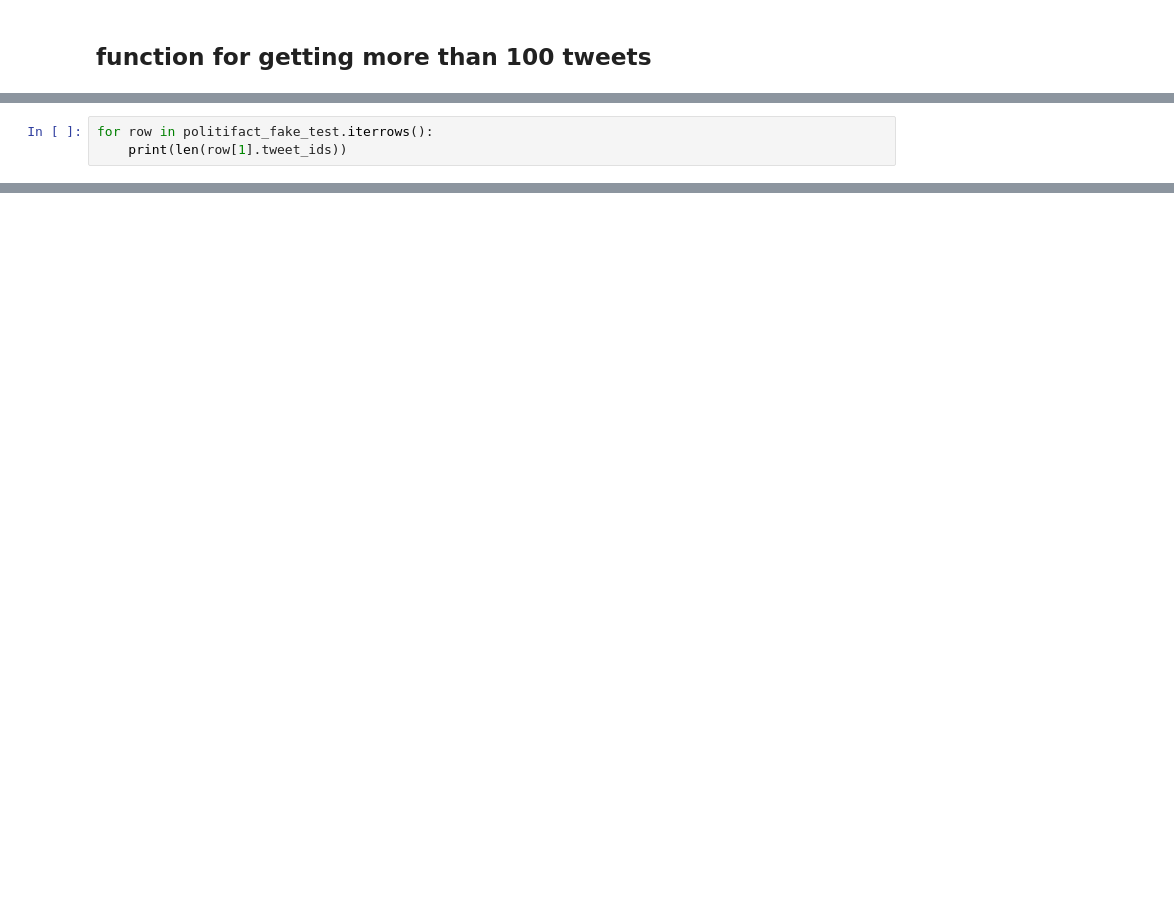
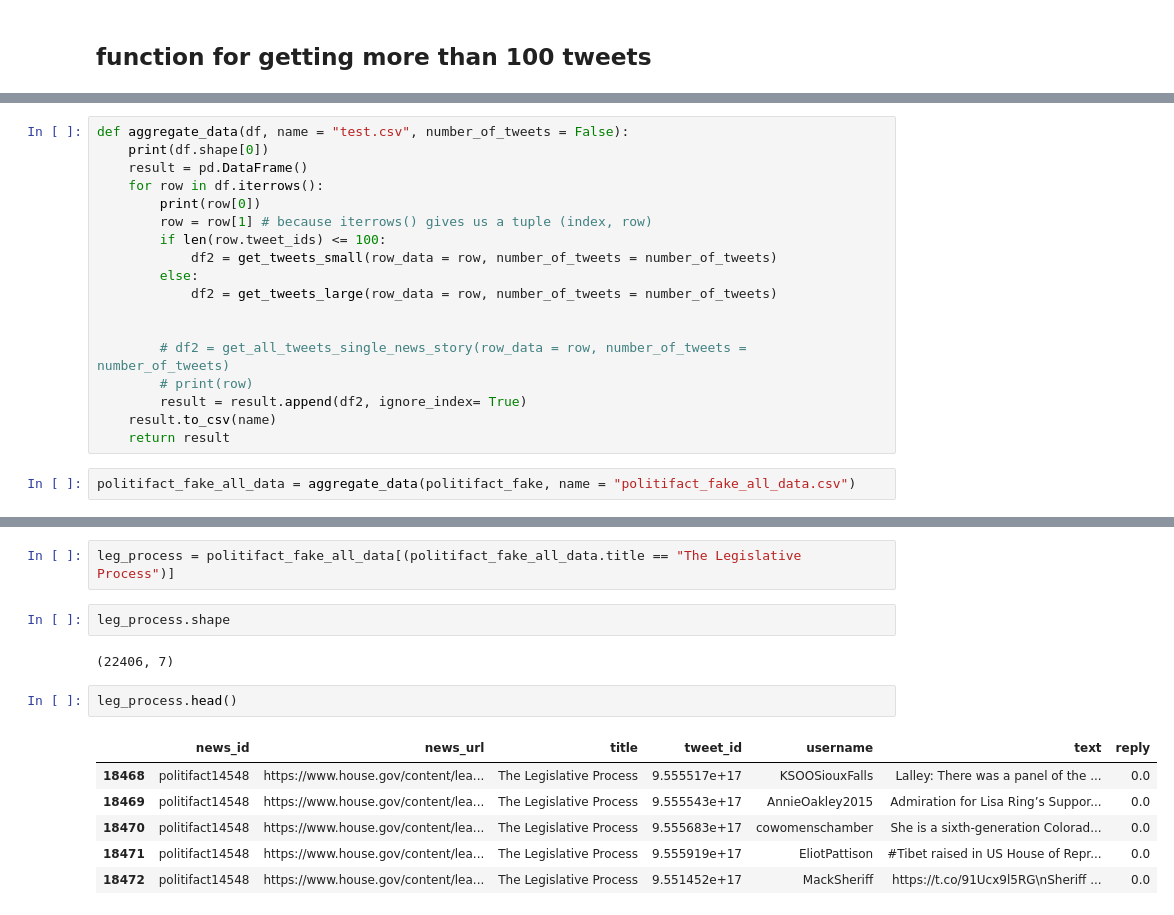
Before and after one commit to austinwilson1224/python, a Jupyter notebook: 199/eda.ipynb, the cells around one changed output, grey strips where cells are left out. Saved outputs shown, nothing was run; the diff lists cells and outputs as text; blank space fills up the shorter version.

```diff
--- a/199/eda.ipynb
+++ b/199/eda.ipynb
@@ -198,3 +178,0 @@ def aggregate_data(df, name = "temp.csv", number_of_tweets = False):
-# %%
-for row in politifact_fake_test.iterrows():
-    print(len(row[1].tweet_ids))
@@ -245,0 +236,20 @@ test_df.shape
+# %%
+def aggregate_data(df, name = "test.csv", number_of_tweets = False):
+    print(df.shape[0])
+    result = pd.DataFrame()
+    for row in df.iterrows():
+        print(row[0])
+        row = row[1] # because iterrows() gives us a tuple (index, row)
+        if len(row.tweet_ids) <= 100:
+            df2 = get_tweets_small(row_data = row, number_of_tweets = number_of_tweets)
+        else:
+            df2 = get_tweets_large(row_data = row, number_of_tweets = number_of_tweets)
+
+
+        # df2 = get_all_tweets_single_news_story(row_data = row, number_of_tweets = number_of_tweets)
+        # print(row)
+        result = result.append(df2, ignore_index= True)
+    result.to_csv(name)
+    return result
+# %%
+politifact_fake_all_data = aggregate_data(politifact_fake, name = "politifact_fake_all_data.csv")
@@ -245,0 +359,15 @@ test_df.shape
+# %%
+leg_process = politifact_fake_all_data[(politifact_fake_all_data.title == "The Legislative Process")]
+# %%
+leg_process.shape
+# %% [output]
+(22406, 7)
+# %%
+leg_process.head()
+# %% [output]
+|  | news_id | news_url | title | tweet_id | username | text | reply |
+| 18468 | politifact14548 | https://www.house.gov/content/lea... | The Legislative Process | 9.555517e+17 | KSOOSiouxFalls | Lalley: There was a panel of the ... | 0.0 |
+| 18469 | politifact14548 | https://www.house.gov/content/lea... | The Legislative Process | 9.555543e+17 | AnnieOakley2015 | Admiration for Lisa Ring’s Suppor... | 0.0 |
+| 18470 | politifact14548 | https://www.house.gov/content/lea... | The Legislative Process | 9.555683e+17 | cowomenschamber | She is a sixth-generation Colorad... | 0.0 |
+| 18471 | politifact14548 | https://www.house.gov/content/lea... | The Legislative Process | 9.555919e+17 | EliotPattison | #Tibet raised in US House of Repr... | 0.0 |
+| 18472 | politifact14548 | https://www.house.gov/content/lea... | The Legislative Process | 9.551452e+17 | MackSheriff | https://t.co/91Ucx9l5RG\nSheriff ... | 0.0 |
```
Also changed, not shown: parts of 76 cells of this notebook, 3 other files.
